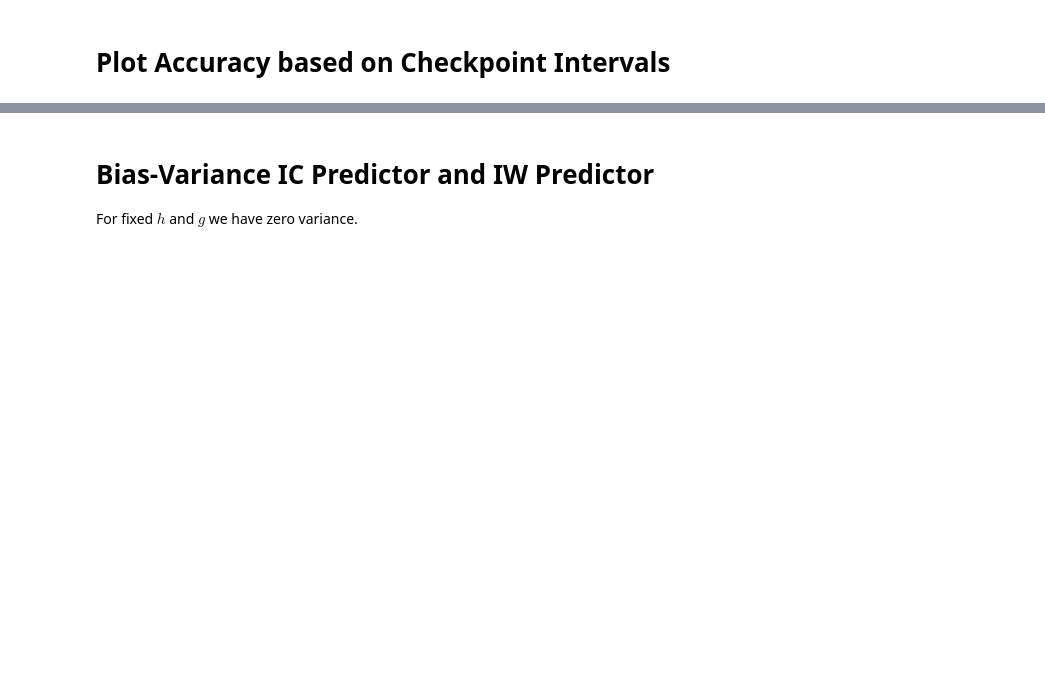
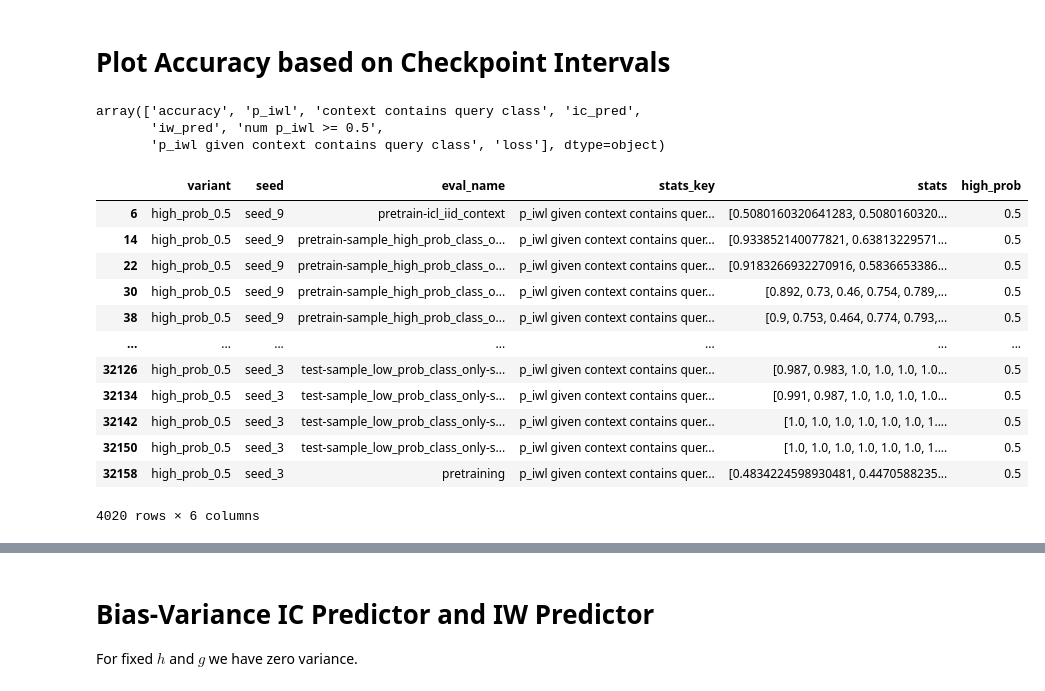
Before and after one commit to chanb/simple_icl, a Jupyter notebook: cc_utils/plot_accuracy.ipynb, the cells around one changed output, grey strips where cells are left out. Cells and saved outputs as stored; diff of their text form; code cells hidden in the pictures; blank space fills up the shorter version.

```diff
--- a/cc_utils/plot_accuracy.ipynb
+++ b/cc_utils/plot_accuracy.ipynb
@@ -124,6 +123,28 @@ map_variant = {
 variants = stats["variant"].unique()
 # %% [markdown]
 # Plot Accuracy based on Checkpoint Intervals
+# %%
+stats["stats_key"].unique()
+# %% [output]
+array(['accuracy', 'p_iwl', 'context contains query class', 'ic_pred',
+       'iw_pred', 'num p_iwl >= 0.5',
+       'p_iwl given context contains query class', 'loss'], dtype=object)
+# %%
+stats[stats["stats_key"] == "p_iwl given context contains query class"]
+# %% [output]
+|  | variant | seed | eval_name | stats_key | stats | high_prob |
+| 6 | high_prob_0.5 | seed_9 | pretrain-icl_iid_context | p_iwl given context contains quer... | [0.5080160320641283, 0.5080160320... | 0.5 |
+| 14 | high_prob_0.5 | seed_9 | pretrain-sample_high_prob_class_o... | p_iwl given context contains quer... | [0.933852140077821, 0.63813229571... | 0.5 |
+| 22 | high_prob_0.5 | seed_9 | pretrain-sample_high_prob_class_o... | p_iwl given context contains quer... | [0.9183266932270916, 0.5836653386... | 0.5 |
+| 30 | high_prob_0.5 | seed_9 | pretrain-sample_high_prob_class_o... | p_iwl given context contains quer... | [0.892, 0.73, 0.46, 0.754, 0.789,... | 0.5 |
+| 38 | high_prob_0.5 | seed_9 | pretrain-sample_high_prob_class_o... | p_iwl given context contains quer... | [0.9, 0.753, 0.464, 0.774, 0.793,... | 0.5 |
+| ... | ... | ... | ... | ... | ... | ... |
+| 32126 | high_prob_0.5 | seed_3 | test-sample_low_prob_class_only-s... | p_iwl given context contains quer... | [0.987, 0.983, 1.0, 1.0, 1.0, 1.0... | 0.5 |
+| 32134 | high_prob_0.5 | seed_3 | test-sample_low_prob_class_only-s... | p_iwl given context contains quer... | [0.991, 0.987, 1.0, 1.0, 1.0, 1.0... | 0.5 |
+| 32142 | high_prob_0.5 | seed_3 | test-sample_low_prob_class_only-s... | p_iwl given context contains quer... | [1.0, 1.0, 1.0, 1.0, 1.0, 1.0, 1.... | 0.5 |
+| 32150 | high_prob_0.5 | seed_3 | test-sample_low_prob_class_only-s... | p_iwl given context contains quer... | [1.0, 1.0, 1.0, 1.0, 1.0, 1.0, 1.... | 0.5 |
+| 32158 | high_prob_0.5 | seed_3 | pretraining | p_iwl given context contains quer... | [0.4834224598930481, 0.4470588235... | 0.5 |
+4020 rows × 6 columns
 # %%
 for eval_names, plot_name, plot_title in zip(eval_namess, plot_names, plot_titles):
     tic = timeit.default_timer()
```
Also changed, not shown: parts of 13 cells of this notebook, 2 other files.
